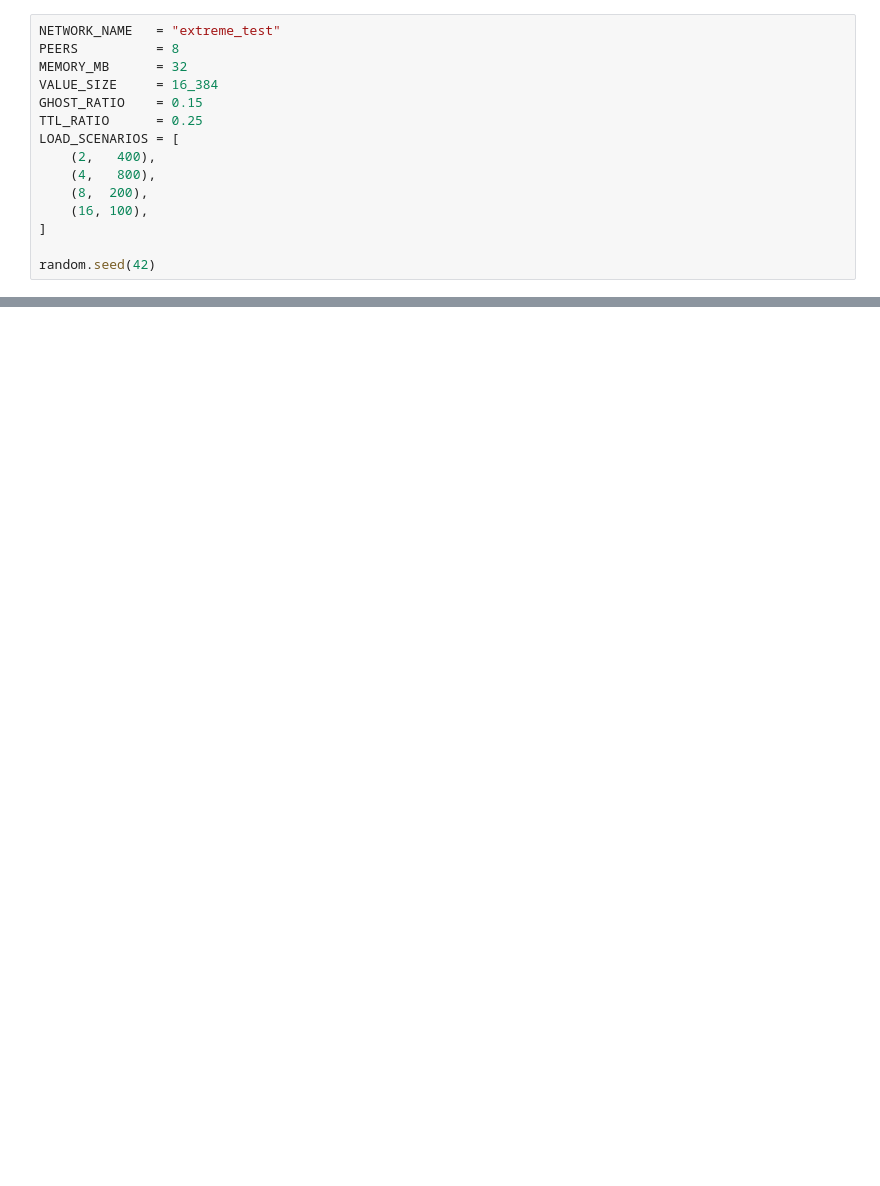
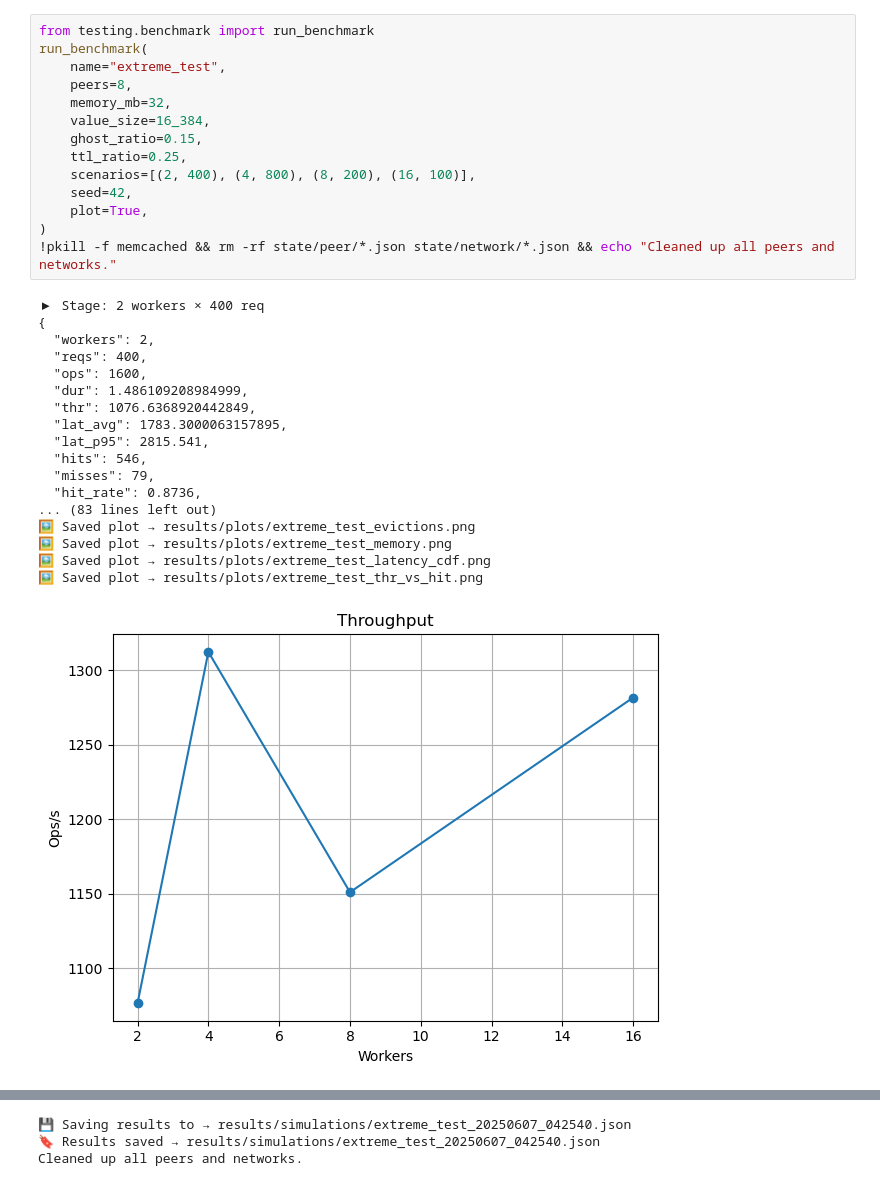
Before and after one commit to priyanshum17/peercache, a Jupyter notebook: testing.ipynb, the cells around one changed output, grey strips where cells are left out. Saved outputs shown, nothing was run; the diff lists cells and outputs as text; blank space fills up the shorter version.

```diff
--- a/testing.ipynb
+++ b/testing.ipynb
@@ -20,15 +6,33 @@ from peercache.parser.peer import Peer
 # %%
-NETWORK_NAME   = "extreme_test"
-PEERS          = 8
-MEMORY_MB      = 32
-VALUE_SIZE     = 16_384
-GHOST_RATIO    = 0.15
-TTL_RATIO      = 0.25
-LOAD_SCENARIOS = [
-    (2,   400),
-    (4,   800),
-    (8,  200),
-    (16, 100),
-]
-
-random.seed(42)
+from testing.benchmark import run_benchmark
+run_benchmark(
+    name="extreme_test",
+    peers=8,
+    memory_mb=32,
+    value_size=16_384,
+    ghost_ratio=0.15,
+    ttl_ratio=0.25,
+    scenarios=[(2, 400), (4, 800), (8, 200), (16, 100)],
+    seed=42,
+    plot=True,
+)
+!pkill -f memcached && rm -rf state/peer/*.json state/network/*.json && echo "Cleaned up all peers and networks."
+# %% [output]
+▶ Stage: 2 workers × 400 req
+{
+  "workers": 2,
+  "reqs": 400,
+  "ops": 1600,
+  "dur": 1.486109208984999,
+  "thr": 1076.6368920442849,
+  "lat_avg": 1783.3000063157895,
+  "lat_p95": 2815.541,
+  "hits": 546,
+  "misses": 79,
+  "hit_rate": 0.8736,
+... (83 lines left out)
+🖼️ Saved plot → results/plots/extreme_test_evictions.png
+🖼️ Saved plot → results/plots/extreme_test_memory.png
+🖼️ Saved plot → results/plots/extreme_test_latency_cdf.png
+🖼️ Saved plot → results/plots/extreme_test_thr_vs_hit.png
+[figure, added]
@@ -34,0 +45,3 @@ random.seed(42)
+💾 Saving results to → results/simulations/extreme_test_20250607_042540.json
+🔖 Results saved → results/simulations/extreme_test_20250607_042540.json
+Cleaned up all peers and networks.
```
Also changed, not shown: parts of 13 cells of this notebook, 41 other files.
